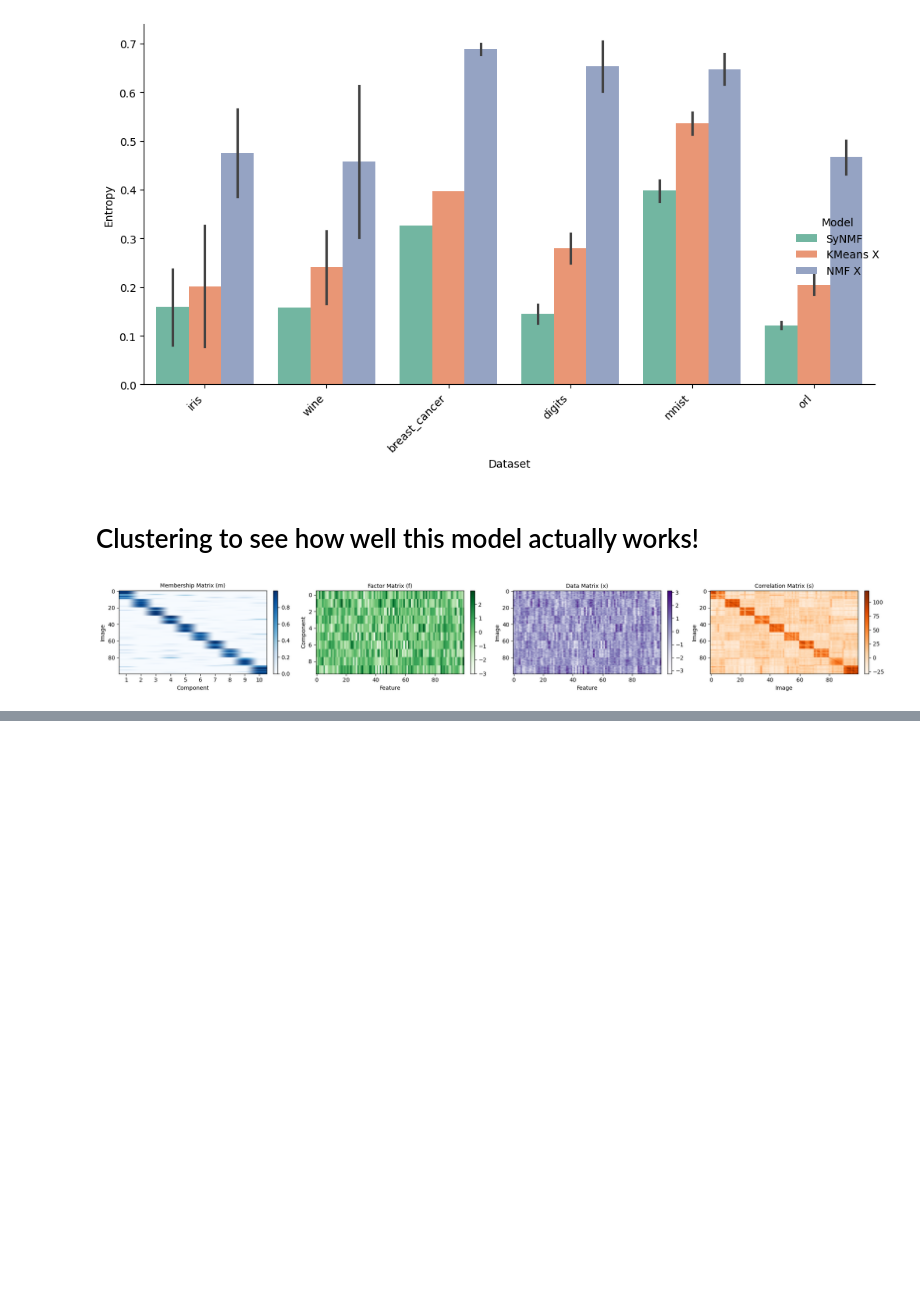
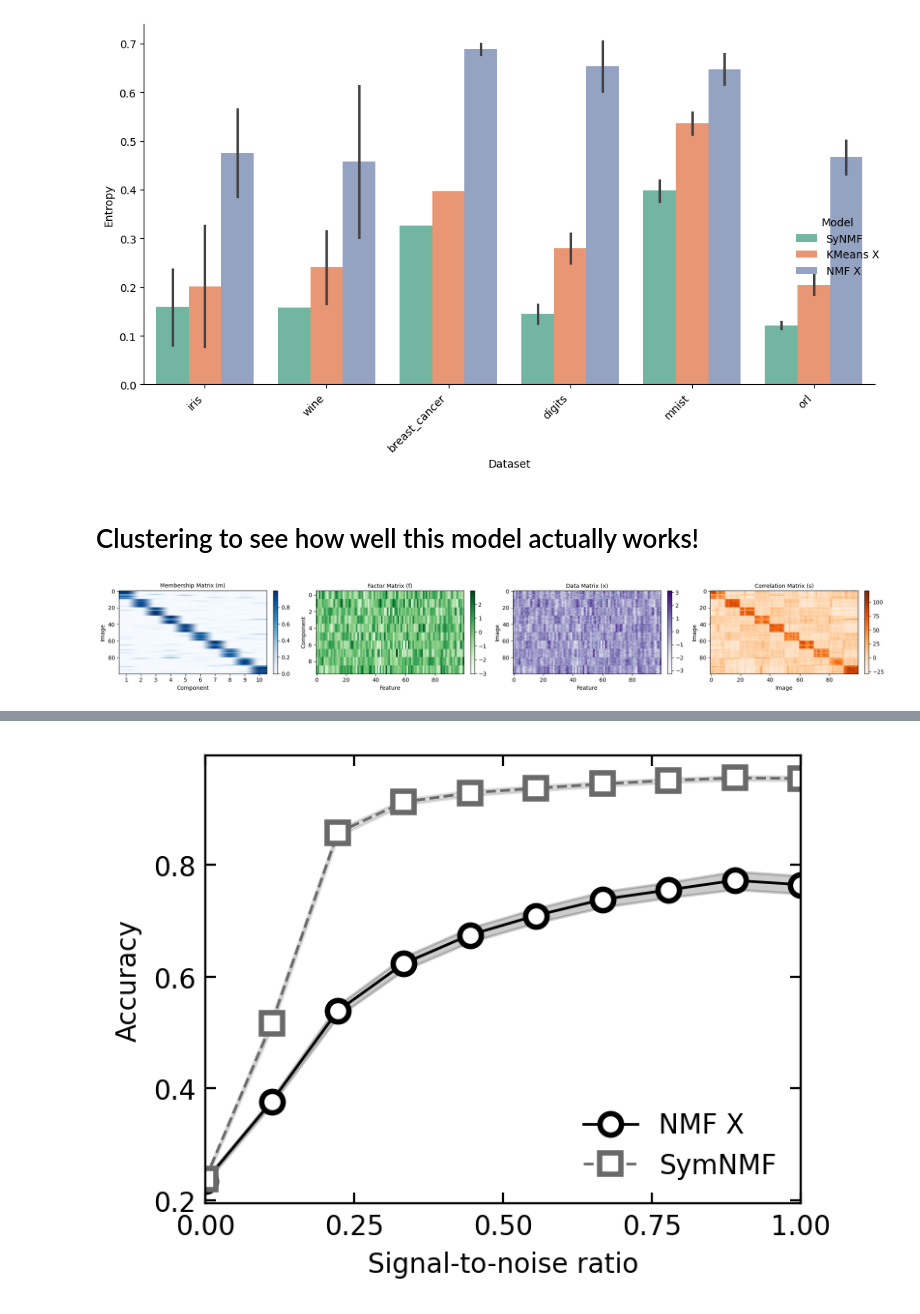
Before and after one commit to florianmahner/pysrf, a Jupyter notebook: notebooks/clustering.ipynb, the cells around one changed output, grey strips where cells are left out. Saved outputs shown, nothing was run; the diff lists cells and outputs as text; code cells hidden in the pictures; blank space fills up the shorter version.

```diff
--- a/notebooks/clustering.ipynb
+++ b/notebooks/clustering.ipynb
@@ -332,0 +303,74 @@ plt.show()
+# %%
+import pandas as pd
+import matplotlib.pyplot as plt
+import numpy as np
+from matplotlib.ticker import MaxNLocator
+
+df = pd.read_csv("../results/benchmarks/simulated_clustering.csv")
+
+# Define black and white styling
+bw_colors = {
+    "NMF X": "black",
+    "SymNMF": "dimgray",
+}
+bw_styles = {
+    "NMF X": ("-", "o"),
+    "SymNMF": ("--", "s"),
+}
+
+# Accuracy plot with shaded variance
+plt.figure(figsize=(4, 3), dpi=200)
+df_accuracy = df[df["Metric"] == "Accuracy"]
+
+# Calculate mean and standard error for each SNR/Model combination
+accuracy_stats = df_accuracy.groupby(["SNR", "Model"])["Value"].agg(["mean", "std", "count"]).reset_index()
+accuracy_stats["se"] = accuracy_stats["std"] / np.sqrt(accuracy_stats["count"])
+
+for model in accuracy_stats["Model"].unique():
+    model_df = accuracy_stats[accuracy_stats["Model"] == model]
+    linestyle, marker = bw_styles.get(model, ("-", "o"))
+    color = bw_colors.get(model, "black")
+
+    # Plot the main line
+    plt.plot(
+        model_df["SNR"],
+        model_df["mean"],
+        label=model,
+        color=color,
+        linestyle=linestyle,
+        marker=marker,
+        linewidth=1.0,
+        markersize=8,
+        markerfacecolor="white",
+        markeredgewidth=2,
+    )
+
+    # Add shaded confidence interval
+    plt.fill_between(
+        model_df["SNR"],
+        model_df["mean"] - model_df["se"],
+        model_df["mean"] + model_df["se"],
+        color=color,
+        alpha=0.2,
+    )
+
+plt.xlabel("Signal-to-noise ratio", fontsize=10)
+plt.ylabel("Accuracy", fontsize=10)
+plt.legend(fontsize=10, frameon=False)
+plt.xlim(0, accuracy_stats["SNR"].max())
+
+# Use MaxNLocator to automatically place 4 ticks
+plt.gca().xaxis.set_major_locator(MaxNLocator(nbins=4))
+
+plt.tick_params(
+    direction="in",
+    top=True,
+    right=True,
+    which="both",
+    labelsize=10,
+    length=4,
+)
+plt.tight_layout()
+plt.show()
+# %% [output]
+[figure, added]
```
Also changed, not shown: parts of 1 cell of this notebook, 1 other file.
